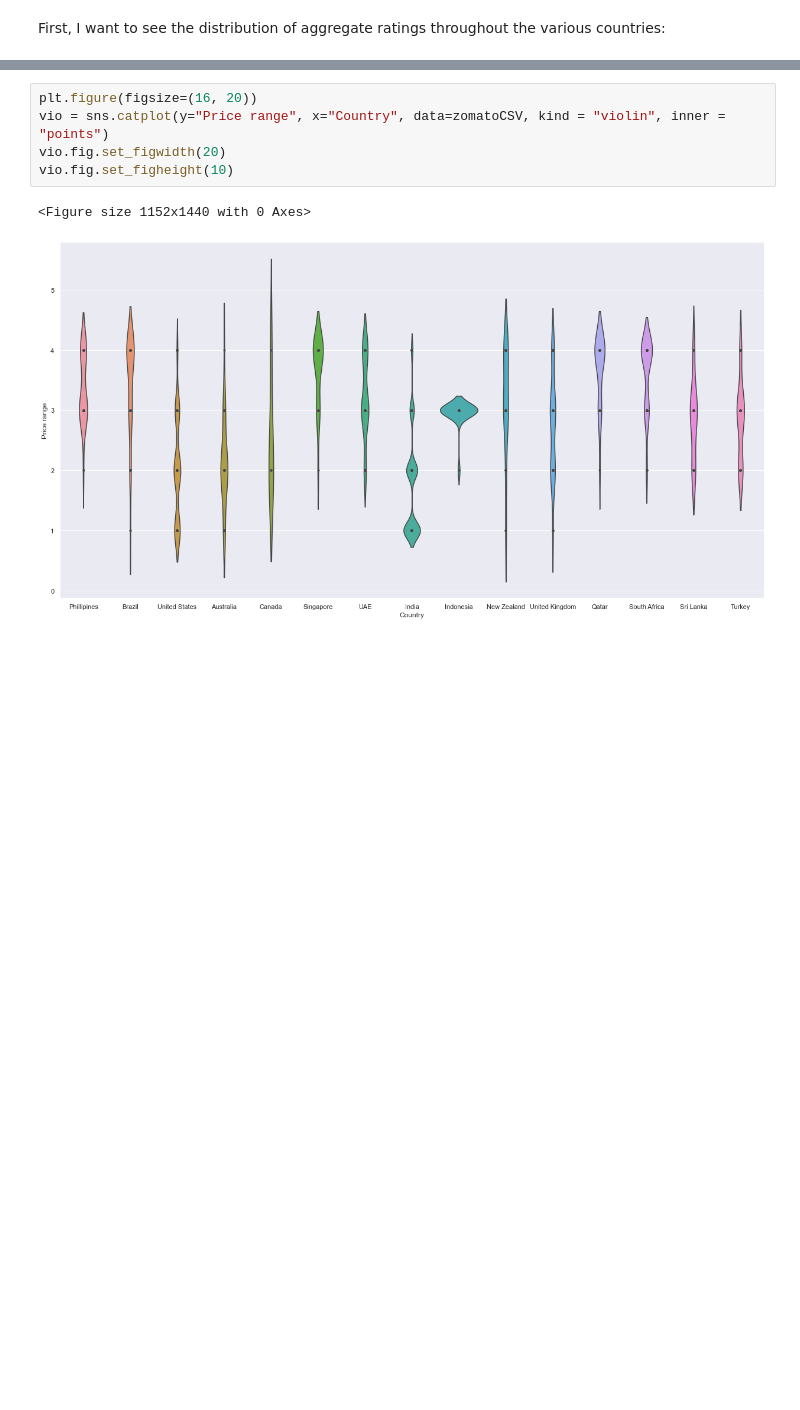
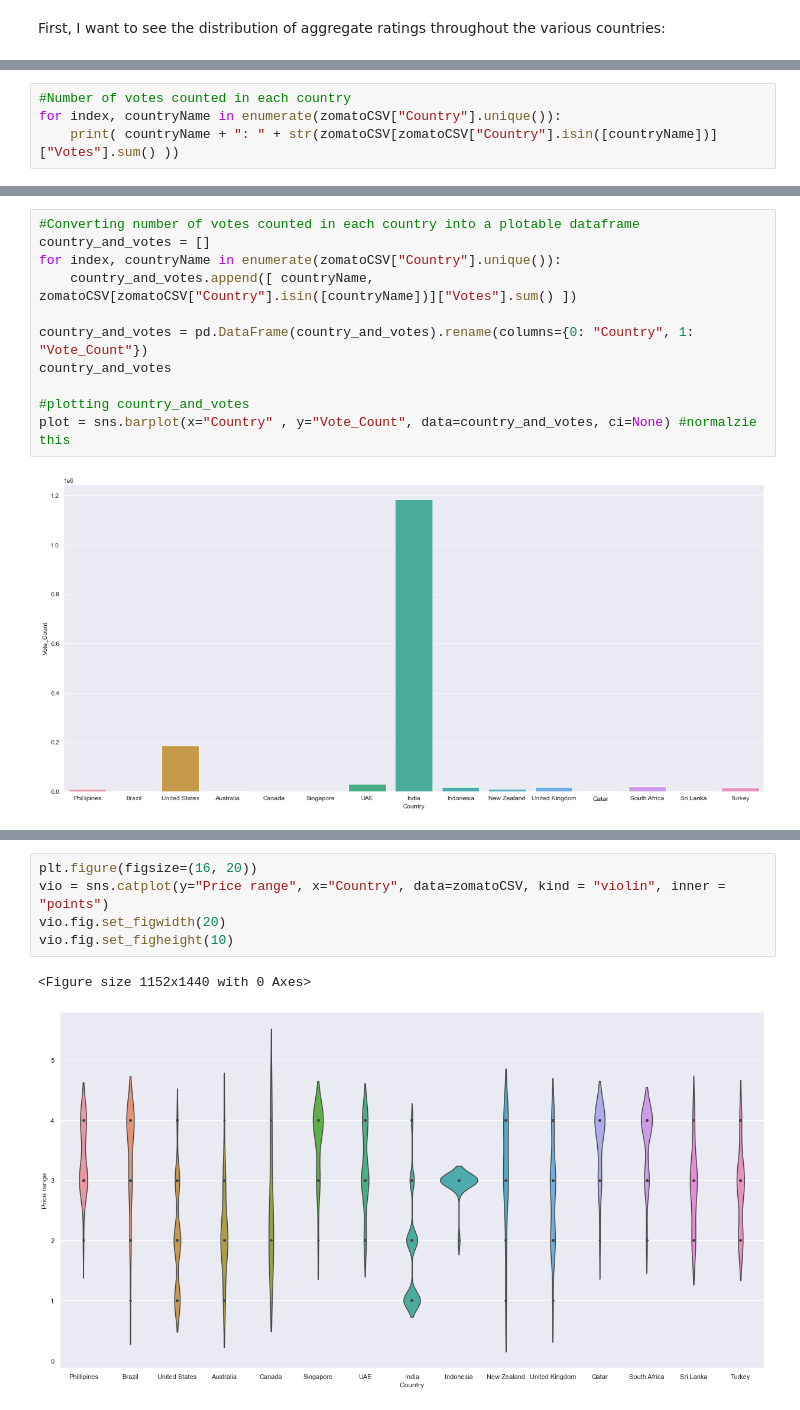
Before and after one commit to data301-2021-winter1/group28-project, a Jupyter notebook: notebooks/analysis1.ipynb, the cells around one changed output, grey strips where cells are left out. Drawn from its saved outputs; the diff is of its cells as text; blank space fills up the shorter version.

```diff
--- a/notebooks/analysis1.ipynb
+++ b/notebooks/analysis1.ipynb
@@ -166,0 +171,4 @@ For the majority of the countries the sample size for votes is good. However, in
+# %%
+#Number of votes counted in each country
+for index, countryName in enumerate(zomatoCSV["Country"].unique()):
+    print( countryName + ": " + str(zomatoCSV[zomatoCSV["Country"].isin([countryName])]["Votes"].sum() ))
@@ -166,0 +191,13 @@ For the majority of the countries the sample size for votes is good. However, in
+# %%
+#Converting number of votes counted in each country into a plotable dataframe
+country_and_votes = []
+for index, countryName in enumerate(zomatoCSV["Country"].unique()):
+    country_and_votes.append([ countryName, zomatoCSV[zomatoCSV["Country"].isin([countryName])]["Votes"].sum() ])
+
+country_and_votes = pd.DataFrame(country_and_votes).rename(columns={0: "Country", 1: "Vote_Count"})
+country_and_votes
+
+#plotting country_and_votes
+plot = sns.barplot(x="Country" , y="Vote_Count", data=country_and_votes, ci=None) #normalzie this
+# %% [output]
+[figure, added]
```
Also changed, not shown: parts of 24 cells of this notebook.
